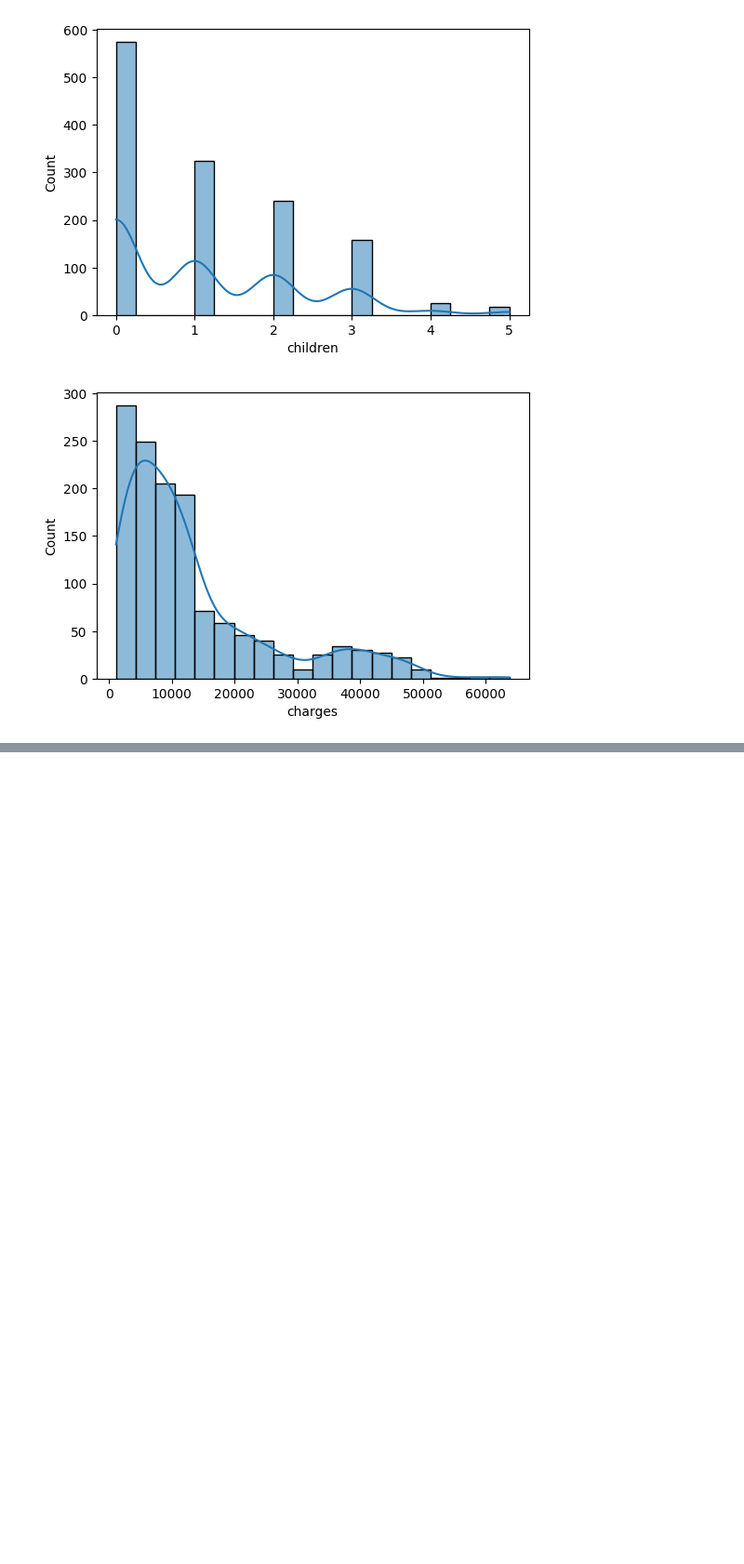
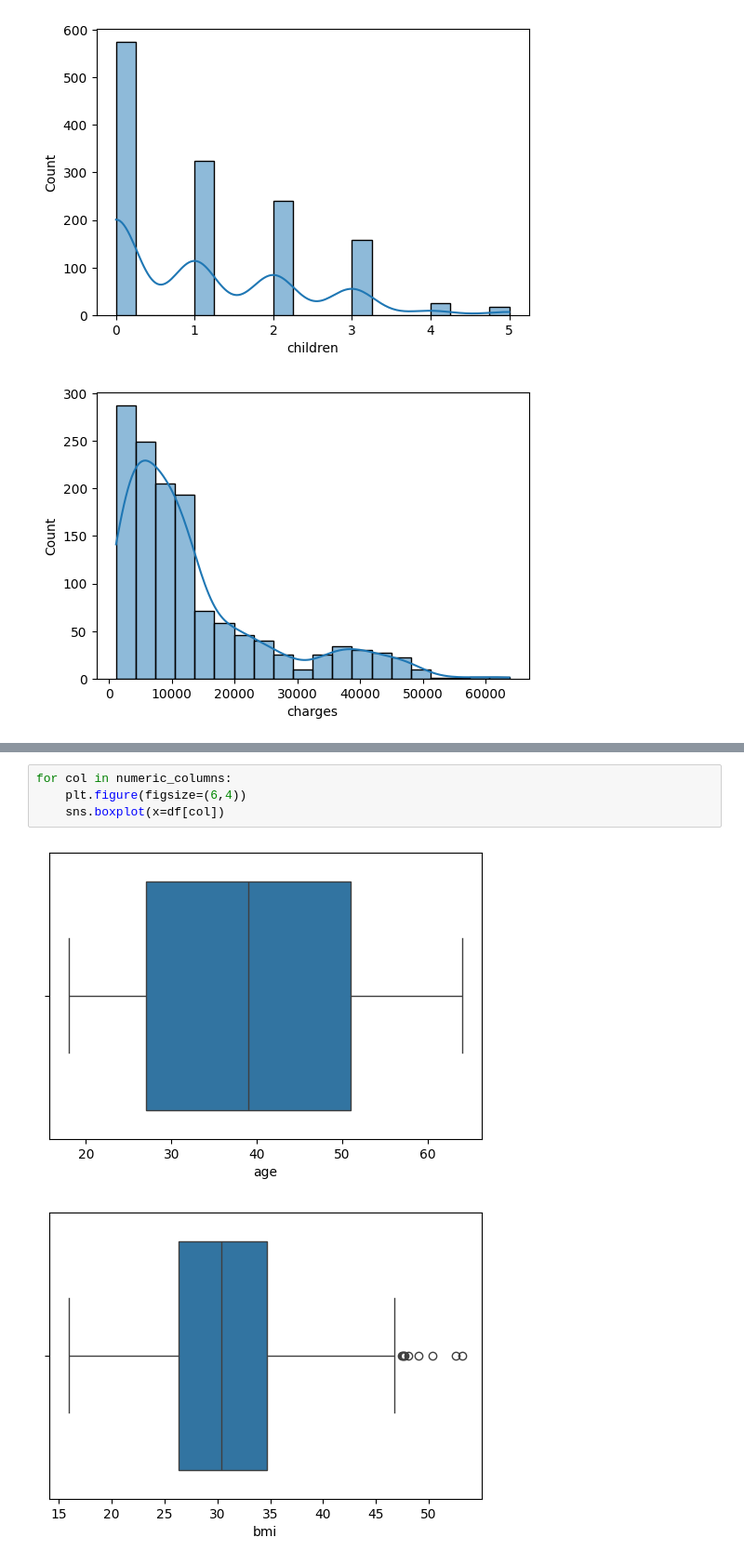
Before and after one commit to nur21horin/macine_learning, a Jupyter notebook: Insurance_data_preprocessing/Insurance.ipynb, the cells around one changed output, grey strips where cells are left out. Shown at 93% size. Saved outputs shown, nothing was run; the diff lists cells and outputs as text; blank space fills up the shorter version.

```diff
--- a/Insurance_data_preprocessing/Insurance.ipynb
+++ b/Insurance_data_preprocessing/Insurance.ipynb
@@ -106,0 +122,7 @@ for col in numeric_columns:
+# %%
+for col in numeric_columns:
+    plt.figure(figsize=(6,4))
+    sns.boxplot(x=df[col])
+# %% [output]
+[figure, added]
+[figure, added]
```
Also changed, not shown: parts of 4 cells of this notebook.
